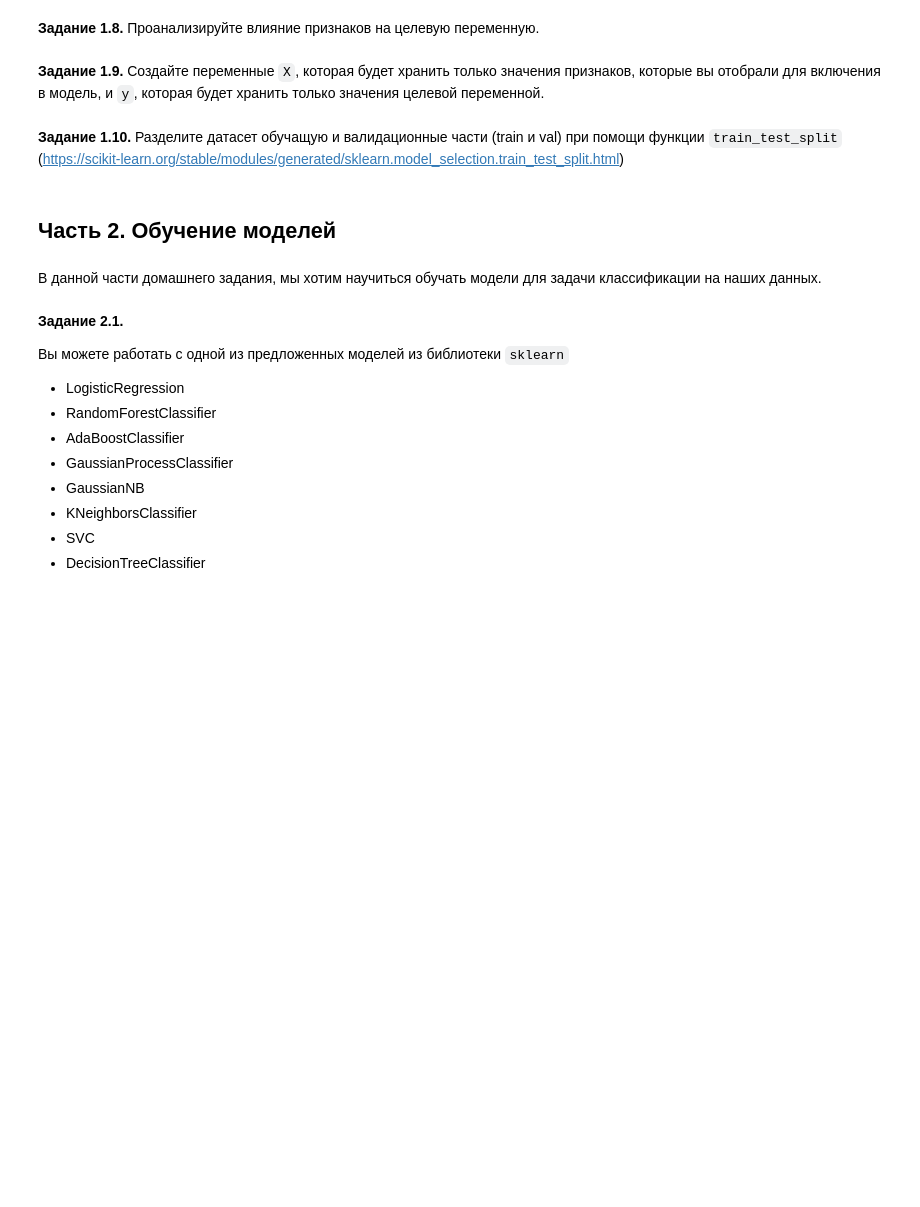
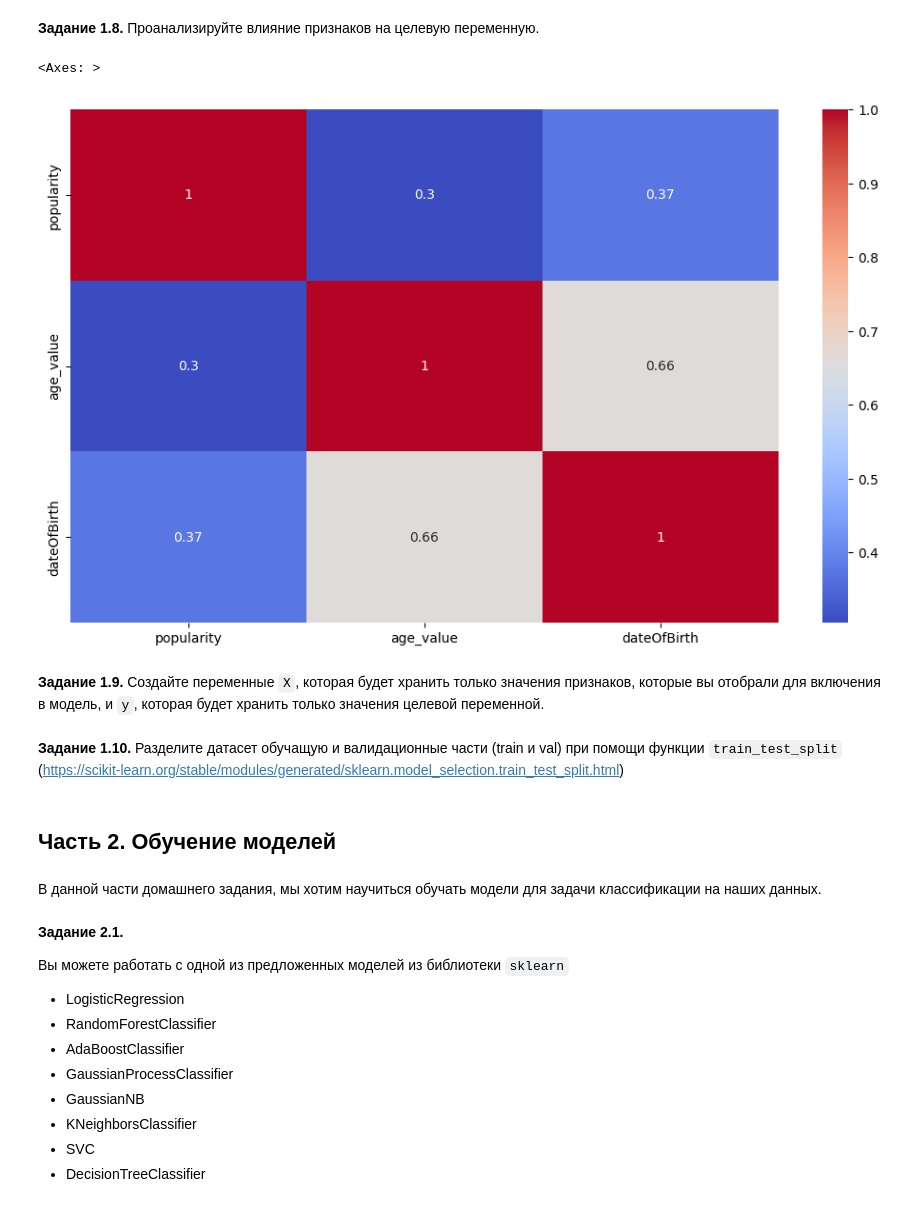
Before and after one commit to Stepyxan/DLS_part_1_ml_cv, a Jupyter notebook: week_01_ml_intro/Homework/hw_1_game_of_thrones.ipynb, the cells around one changed output. Saved outputs shown, nothing was run; the diff lists cells and outputs as text; code cells hidden in the pictures; blank space fills up the shorter version.

```diff
--- a/week_01_ml_intro/Homework/hw_1_game_of_thrones.ipynb
+++ b/week_01_ml_intro/Homework/hw_1_game_of_thrones.ipynb
@@ -415,0 +458,23 @@ data.describe(include = [...]).T[['count', 'min', 'max']].assign(N_unique_values
+# %%
+from sklearn.preprocessing import OneHotEncoder
+
+categorical_columns = ['culture_grouped', 'house', 'title', 'isAliveMother', 'isAliveFather', 'isAliveHeir', 'isAliveSpouse']
+categorical_features = data[categorical_columns].astype(str)
+categorical_features = categorical_features.select_dtypes(include=['object']).columns.tolist()
+
+encoder = OneHotEncoder(sparse_output=False, handle_unknown='ignore')
+encoded_train = encoder.fit_transform(data[categorical_features])
+
+encoded_train_df = pd.DataFrame(
+  encoded_train,
+  columns=encoder.get_feature_names_out(categorical_features),
+  index=data.index)
+
+data_encoded = pd.concat([data, encoded_train_df], axis=1)
+data_encoded = data_encoded.drop(columns=categorical_features)
+
+columns_to_drop = ['name', 'culture', 'mother', 'father', 'heir', 'spouse']
+data_encoded = data_encoded.drop(columns=columns_to_drop, errors='ignore')
+data_encoded['dateOfBirth'] = data_encoded['dateOfBirth'].fillna(0)
+
+data_encoded
@@ -420,2 +498,10 @@ data.describe(include = [...]).T[['count', 'min', 'max']].assign(N_unique_values
+# %%
+numeric_features = ['popularity', 'age_value', 'dateOfBirth']
+plt.figure(figsize=(12, 7))
+
+sbn.heatmap(data_encoded[numeric_features].corr(), annot=True, cmap='coolwarm')
+# %% [output]
+<Axes: >
+[figure, added]
 # %% [markdown]
 **Задание 1.9.** Создайте переменные `X`, которая будет хранить только значения признаков, которые вы отобрали для включения в модель, и `y`, которая будет хранить только значения целевой переменной.
```
Also changed, not shown: parts of 14 cells of this notebook.
